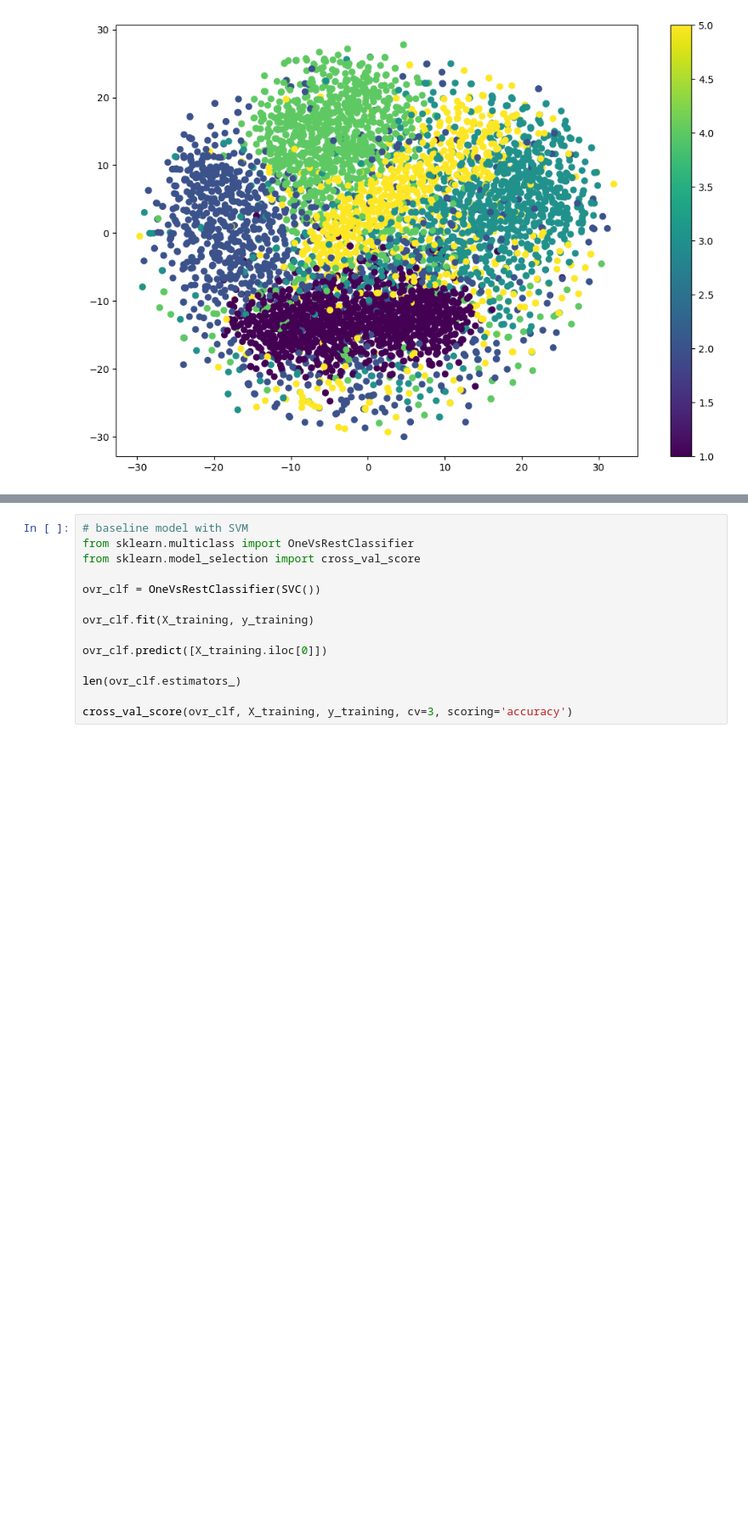
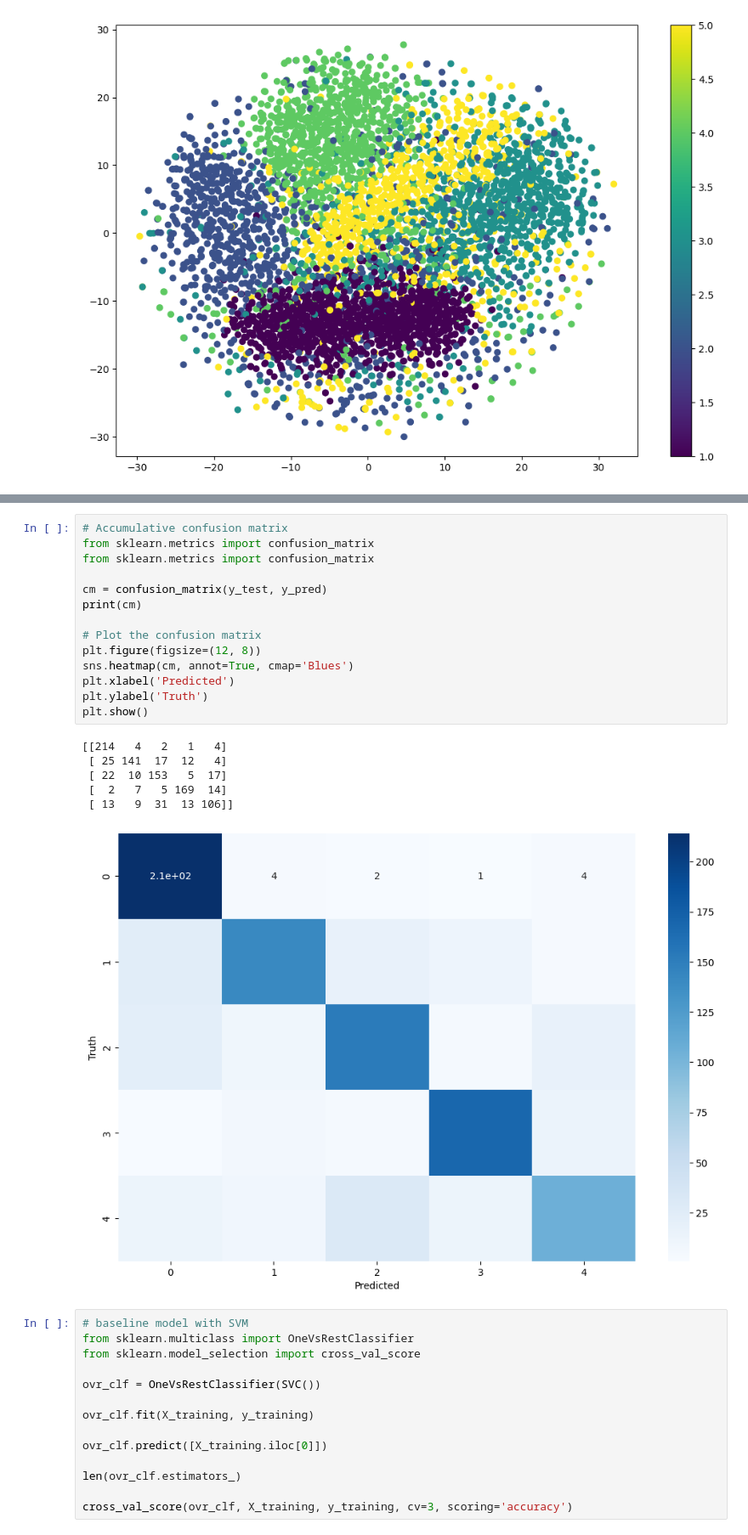
Before and after one commit to lukuenya/pattern_recognition, a Jupyter notebook: part4.ipynb, the cells around one changed output, grey strips where cells are left out. Shown at 85% size. Cells and saved outputs as stored; diff of their text form; blank space fills up the shorter version.

```diff
--- a/part4.ipynb
+++ b/part4.ipynb
@@ -39,3 +138,24 @@ plt.show()
+# %%
+# Accumulative confusion matrix
+from sklearn.metrics import confusion_matrix
+from sklearn.metrics import confusion_matrix
+
+cm = confusion_matrix(y_test, y_pred)
+print(cm)
+
+# Plot the confusion matrix
+plt.figure(figsize=(12, 8))
+sns.heatmap(cm, annot=True, cmap='Blues')
+plt.xlabel('Predicted')
+plt.ylabel('Truth')
+plt.show()
+# %% [output]
+[[214   4   2   1   4]
+ [ 25 141  17  12   4]
+ [ 22  10 153   5  17]
+ [  2   7   5 169  14]
+ [ 13   9  31  13 106]]
+[figure, added]
 # %%
 # baseline model with SVM
 from sklearn.multiclass import OneVsRestClassifier
```
Also changed, not shown: parts of 13 cells of this notebook, 1 other file.
